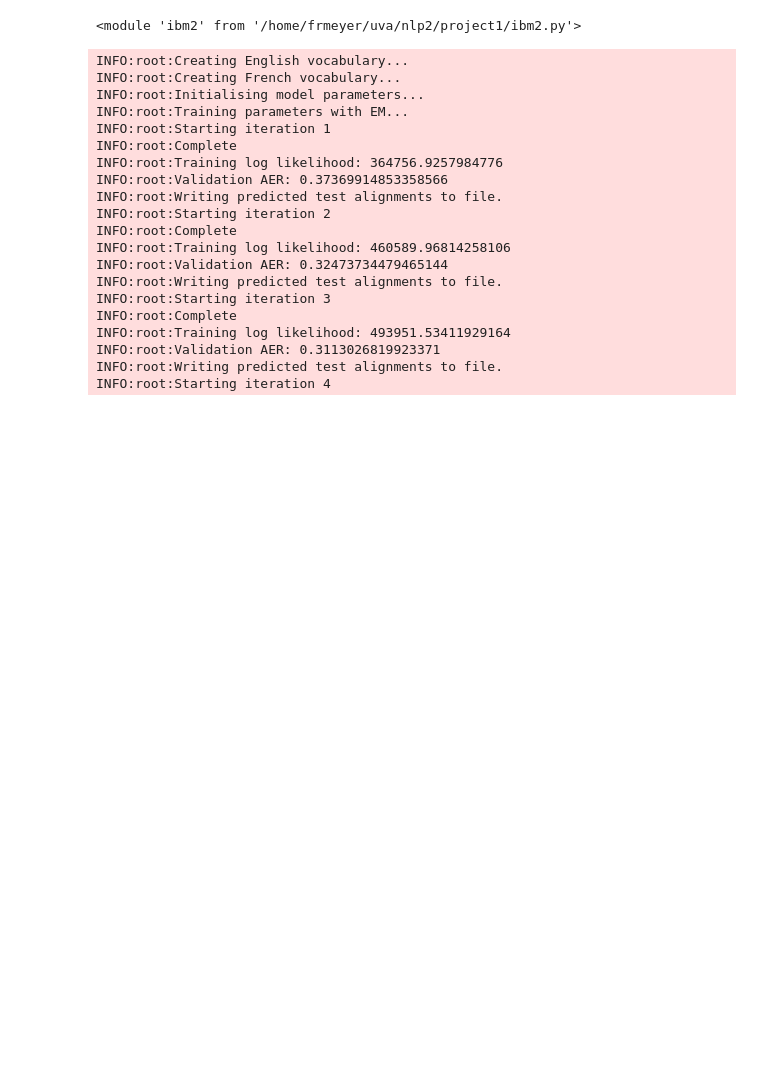
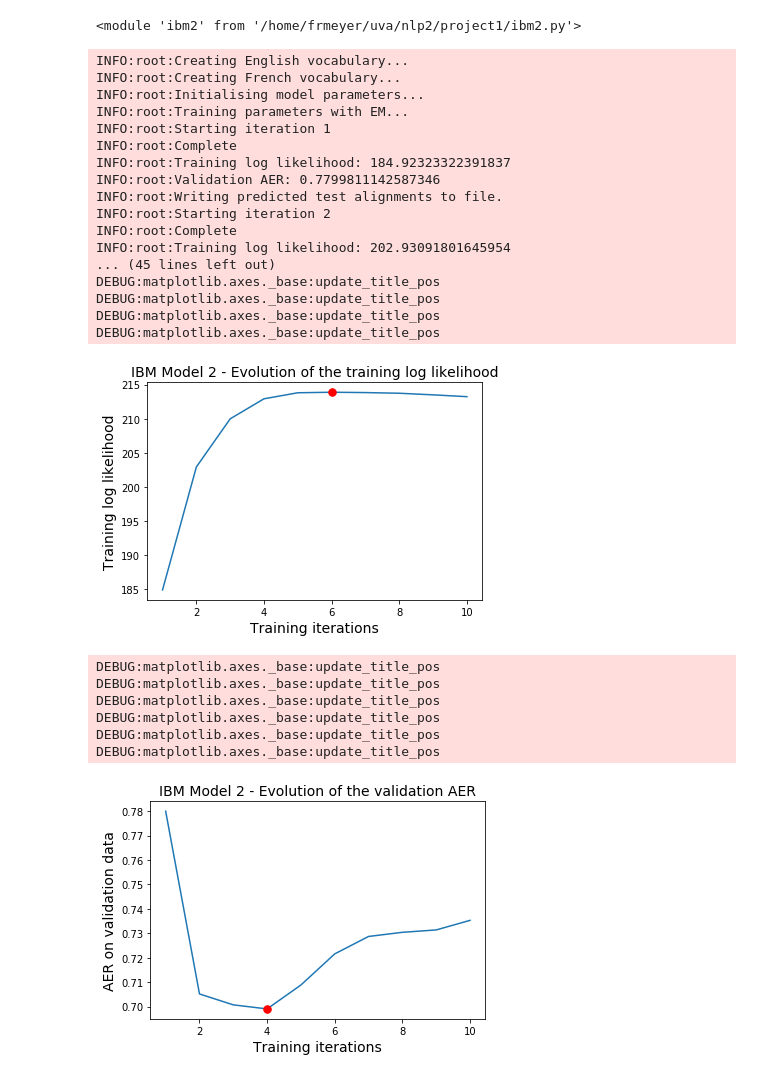
Before and after one commit to francois-meyer/nlp2, a Jupyter notebook: project1/IBM2 results.ipynb, the cells around one changed output. Drawn from its saved outputs; the diff is of its cells as text; code cells hidden in the pictures; blank space fills up the shorter version.

Commit message:
Fixed bug in iterations.

```diff
--- a/project1/IBM2 results.ipynb
+++ b/project1/IBM2 results.ipynb
@@ -12,25 +10,30 @@ imp.reload(ibm2)
 <module 'ibm2' from '/home/frmeyer/uva/nlp2/project1/ibm2.py'>
 # %%
 model = ibm2.IBM()
-model.train(iters=20, valid=True, plot=True, test=True)
+model.train(iters=10, valid=True, plot=True, test=True)
 # %% [output]
 INFO:root:Creating English vocabulary...
 INFO:root:Creating French vocabulary...
 INFO:root:Initialising model parameters...
 INFO:root:Training parameters with EM...
 INFO:root:Starting iteration 1
 INFO:root:Complete
-INFO:root:Training log likelihood: 364756.9257984776
-INFO:root:Validation AER: 0.37369914853358566
+INFO:root:Training log likelihood: 184.92323322391837
+INFO:root:Validation AER: 0.7799811142587346
 INFO:root:Writing predicted test alignments to file.
 INFO:root:Starting iteration 2
 INFO:root:Complete
-INFO:root:Training log likelihood: 460589.96814258106
-INFO:root:Validation AER: 0.32473734479465144
-INFO:root:Writing predicted test alignments to file.
-INFO:root:Starting iteration 3
-INFO:root:Complete
-INFO:root:Training log likelihood: 493951.53411929164
-INFO:root:Validation AER: 0.3113026819923371
-INFO:root:Writing predicted test alignments to file.
-INFO:root:Starting iteration 4
+INFO:root:Training log likelihood: 202.93091801645954
+... (45 lines left out)
+DEBUG:matplotlib.axes._base:update_title_pos
+DEBUG:matplotlib.axes._base:update_title_pos
+DEBUG:matplotlib.axes._base:update_title_pos
+DEBUG:matplotlib.axes._base:update_title_pos
+[figure, added]
+DEBUG:matplotlib.axes._base:update_title_pos
+DEBUG:matplotlib.axes._base:update_title_pos
+DEBUG:matplotlib.axes._base:update_title_pos
+DEBUG:matplotlib.axes._base:update_title_pos
+DEBUG:matplotlib.axes._base:update_title_pos
+DEBUG:matplotlib.axes._base:update_title_pos
+[figure, added]
```
Also changed, not shown: parts of 3 cells of this notebook, 1 other file.
